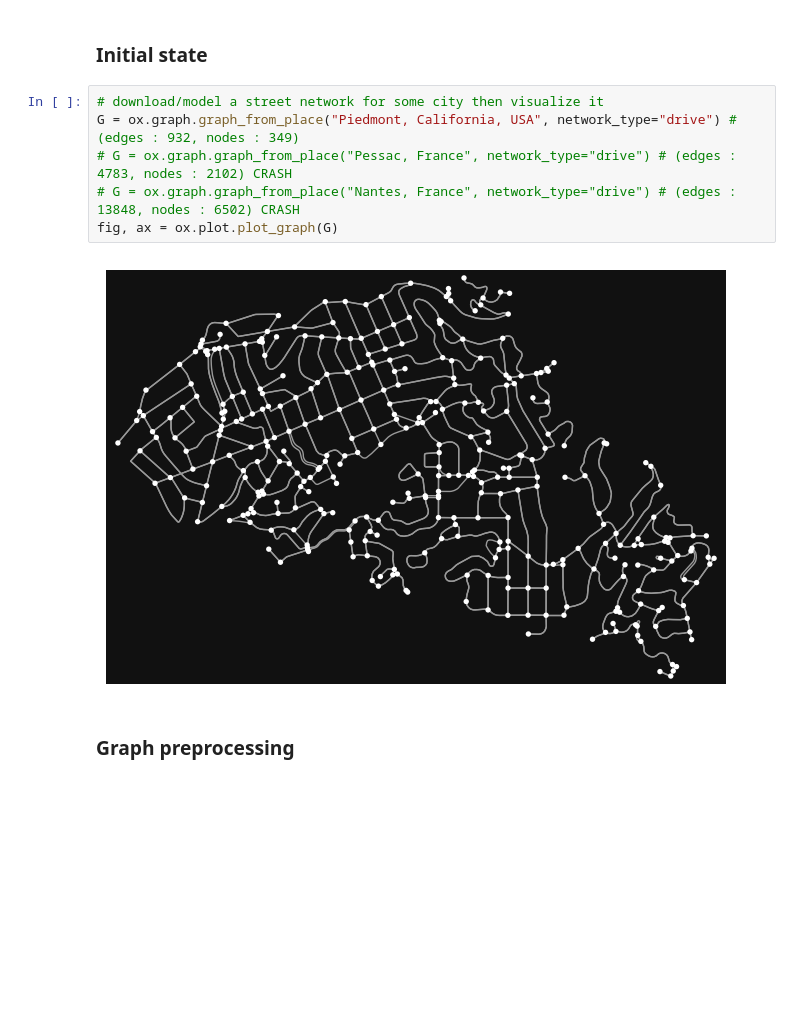
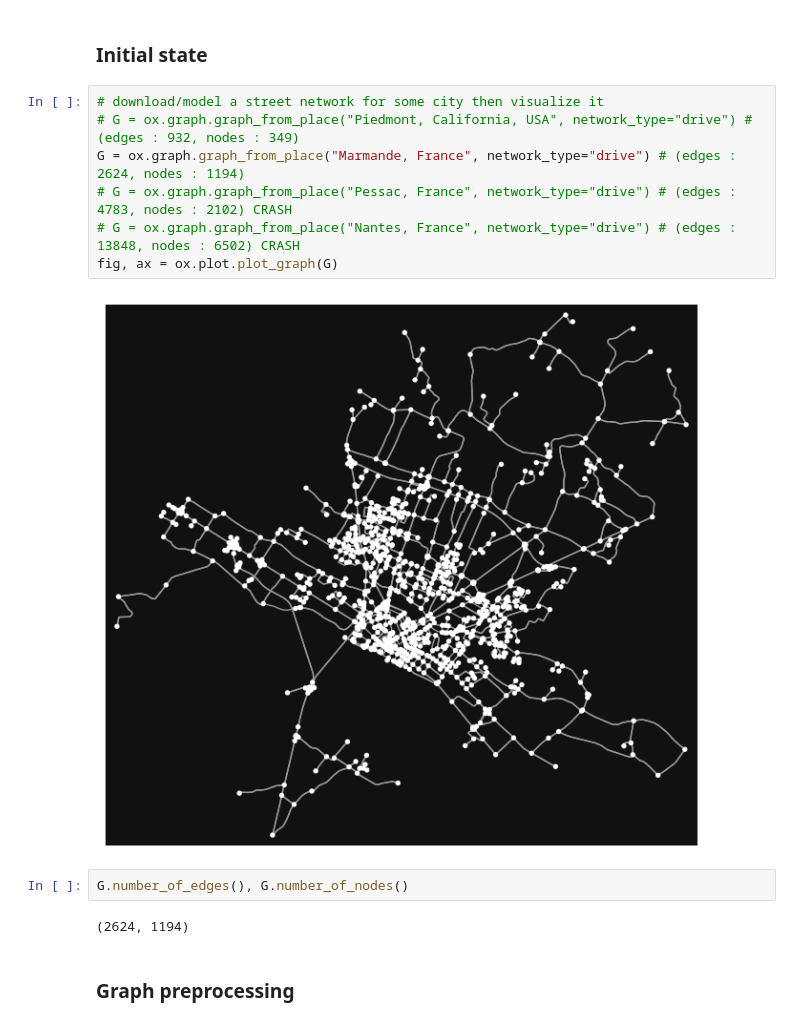
Before and after one commit to lucas-lacampagne/sim, a Jupyter notebook: notebooks/test_libs.ipynb, the cells around one changed output. Cells and saved outputs as stored; diff of their text form; blank space fills up the shorter version.

Commit message:
test on Marmande ~1000 nodes

```diff
--- a/notebooks/test_libs.ipynb
+++ b/notebooks/test_libs.ipynb
@@ -15,12 +15,17 @@ ox.__version__
 ### Initial state
 # %%
 # download/model a street network for some city then visualize it
-G = ox.graph.graph_from_place("Piedmont, California, USA", network_type="drive") # (edges : 932, nodes : 349)
+# G = ox.graph.graph_from_place("Piedmont, California, USA", network_type="drive") # (edges : 932, nodes : 349)
+G = ox.graph.graph_from_place("Marmande, France", network_type="drive") # (edges : 2624, nodes : 1194)
 # G = ox.graph.graph_from_place("Pessac, France", network_type="drive") # (edges : 4783, nodes : 2102) CRASH
 # G = ox.graph.graph_from_place("Nantes, France", network_type="drive") # (edges : 13848, nodes : 6502) CRASH
 fig, ax = ox.plot.plot_graph(G)
 # %% [output]
-[figure, old version]
+[figure, new version]
+# %%
+G.number_of_edges(), G.number_of_nodes()
+# %% [output]
+(2624, 1194)
 # %% [markdown]
 ### Graph preprocessing
 # %%
```
Also changed, not shown: parts of 11 cells of this notebook.
